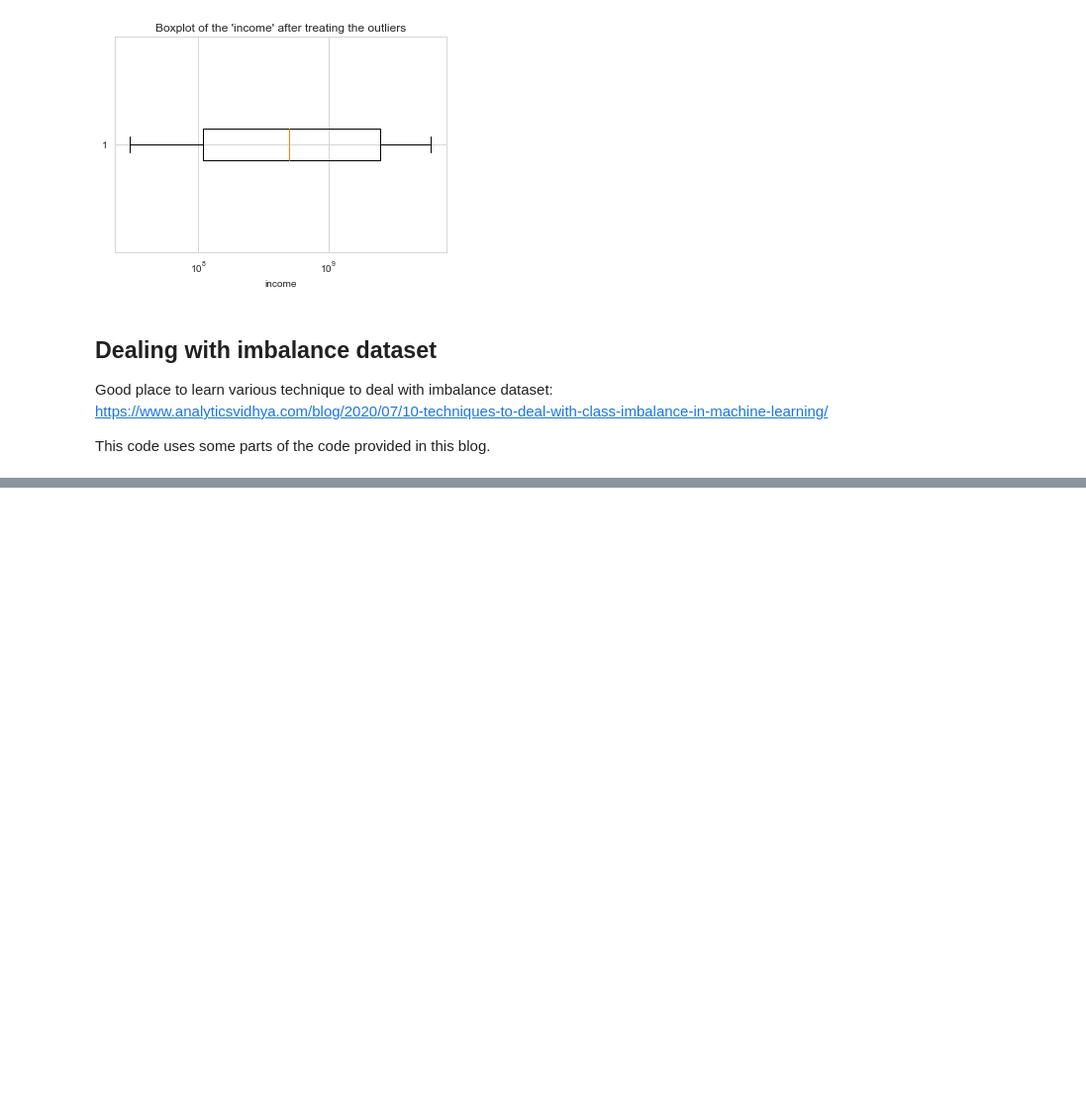
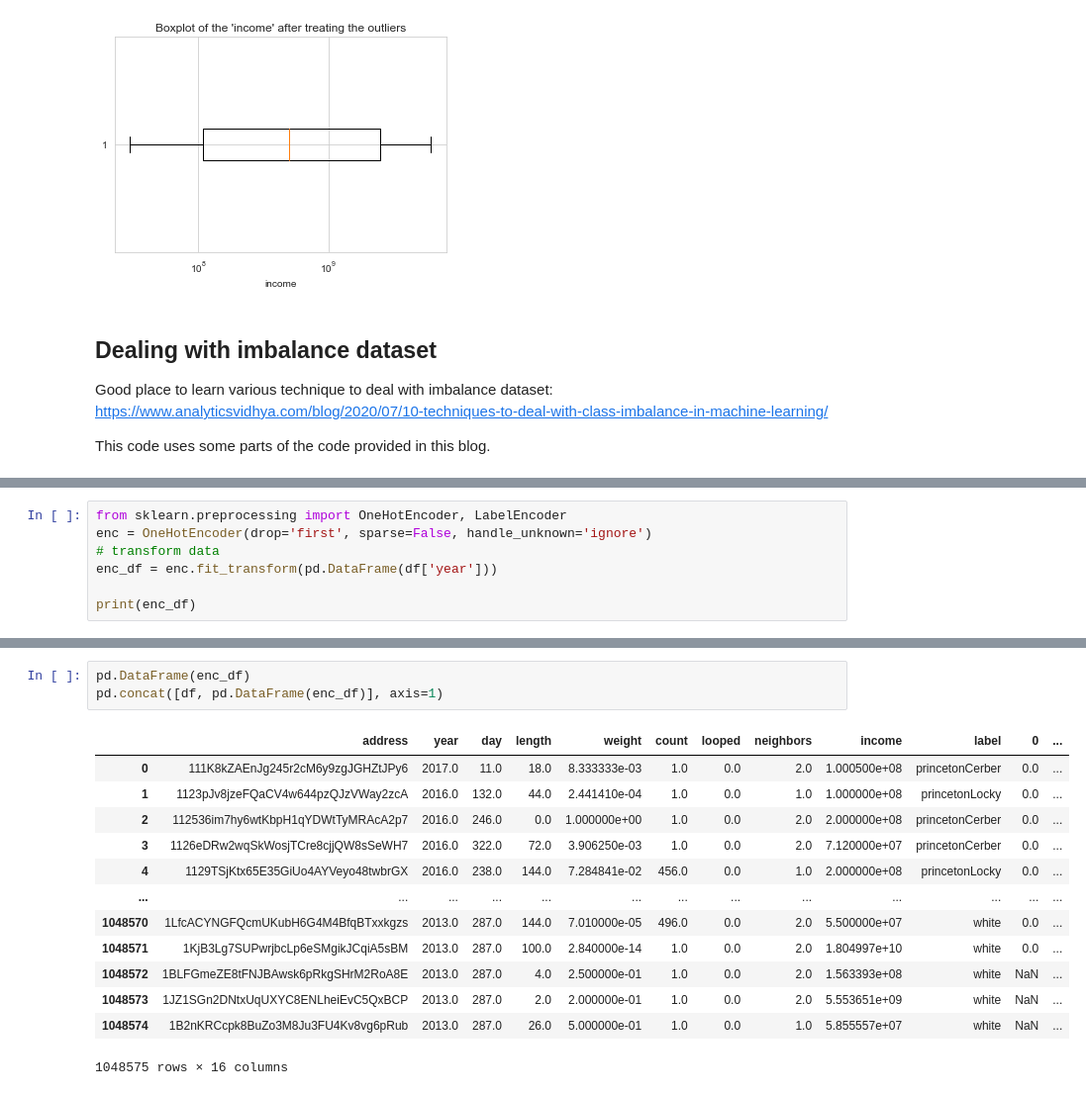
Before and after one commit to gauravsh0812/Bitcoin_Heist, a Jupyter notebook: EDA_Bitcoin_Heist.ipynb, the cells around one changed output, grey strips where cells are left out. Shown: that part at 99% size. Saved outputs shown, nothing was run; the diff lists cells and outputs as text; blank space fills up the shorter version.

```diff
--- a/EDA_Bitcoin_Heist.ipynb
+++ b/EDA_Bitcoin_Heist.ipynb
@@ -665,0 +676,7 @@ This code uses some parts of the code provided in this blog.
+# %%
+from sklearn.preprocessing import OneHotEncoder, LabelEncoder
+enc = OneHotEncoder(drop='first', sparse=False, handle_unknown='ignore')
+# transform data
+enc_df = enc.fit_transform(pd.DataFrame(df['year']))
+
+print(enc_df)
@@ -665,0 +718,17 @@ This code uses some parts of the code provided in this blog.
+# %%
+pd.DataFrame(enc_df)
+pd.concat([df, pd.DataFrame(enc_df)], axis=1)
+# %% [output]
+|  | address | year | day | length | weight | count | looped | neighbors | income | label | 0 | ... |
+| 0 | 111K8kZAEnJg245r2cM6y9zgJGHZtJPy6 | 2017.0 | 11.0 | 18.0 | 8.333333e-03 | 1.0 | 0.0 | 2.0 | 1.000500e+08 | princetonCerber | 0.0 | ... |
+| 1 | 1123pJv8jzeFQaCV4w644pzQJzVWay2zcA | 2016.0 | 132.0 | 44.0 | 2.441410e-04 | 1.0 | 0.0 | 1.0 | 1.000000e+08 | princetonLocky | 0.0 | ... |
+| 2 | 112536im7hy6wtKbpH1qYDWtTyMRAcA2p7 | 2016.0 | 246.0 | 0.0 | 1.000000e+00 | 1.0 | 0.0 | 2.0 | 2.000000e+08 | princetonCerber | 0.0 | ... |
+| 3 | 1126eDRw2wqSkWosjTCre8cjjQW8sSeWH7 | 2016.0 | 322.0 | 72.0 | 3.906250e-03 | 1.0 | 0.0 | 2.0 | 7.120000e+07 | princetonCerber | 0.0 | ... |
+| 4 | 1129TSjKtx65E35GiUo4AYVeyo48twbrGX | 2016.0 | 238.0 | 144.0 | 7.284841e-02 | 456.0 | 0.0 | 1.0 | 2.000000e+08 | princetonLocky | 0.0 | ... |
+| ... | ... | ... | ... | ... | ... | ... | ... | ... | ... | ... | ... | ... |
+| 1048570 | 1LfcACYNGFQcmUKubH6G4M4BfqBTxxkgzs | 2013.0 | 287.0 | 144.0 | 7.010000e-05 | 496.0 | 0.0 | 2.0 | 5.500000e+07 | white | 0.0 | ... |
+| 1048571 | 1KjB3Lg7SUPwrjbcLp6eSMgikJCqiA5sBM | 2013.0 | 287.0 | 100.0 | 2.840000e-14 | 1.0 | 0.0 | 2.0 | 1.804997e+10 | white | 0.0 | ... |
+| 1048572 | 1BLFGmeZE8tFNJBAwsk6pRkgSHrM2RoA8E | 2013.0 | 287.0 | 4.0 | 2.500000e-01 | 1.0 | 0.0 | 2.0 | 1.563393e+08 | white | NaN | ... |
+| 1048573 | 1JZ1SGn2DNtxUqUXYC8ENLheiEvC5QxBCP | 2013.0 | 287.0 | 2.0 | 2.000000e-01 | 1.0 | 0.0 | 2.0 | 5.553651e+09 | white | NaN | ... |
+| 1048574 | 1B2nKRCcpk8BuZo3M8Ju3FU4Kv8vg6pRub | 2013.0 | 287.0 | 26.0 | 5.000000e-01 | 1.0 | 0.0 | 1.0 | 5.855557e+07 | white | NaN | ... |
+1048575 rows × 16 columns
```
Also changed, not shown: parts of 7 cells of this notebook, 1 other file.
